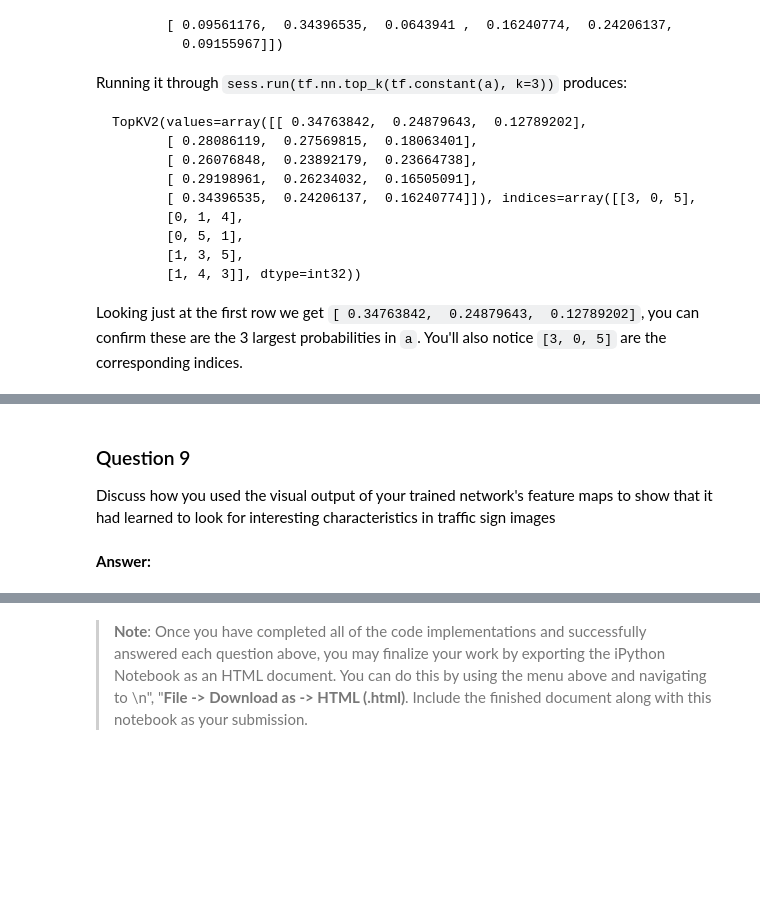
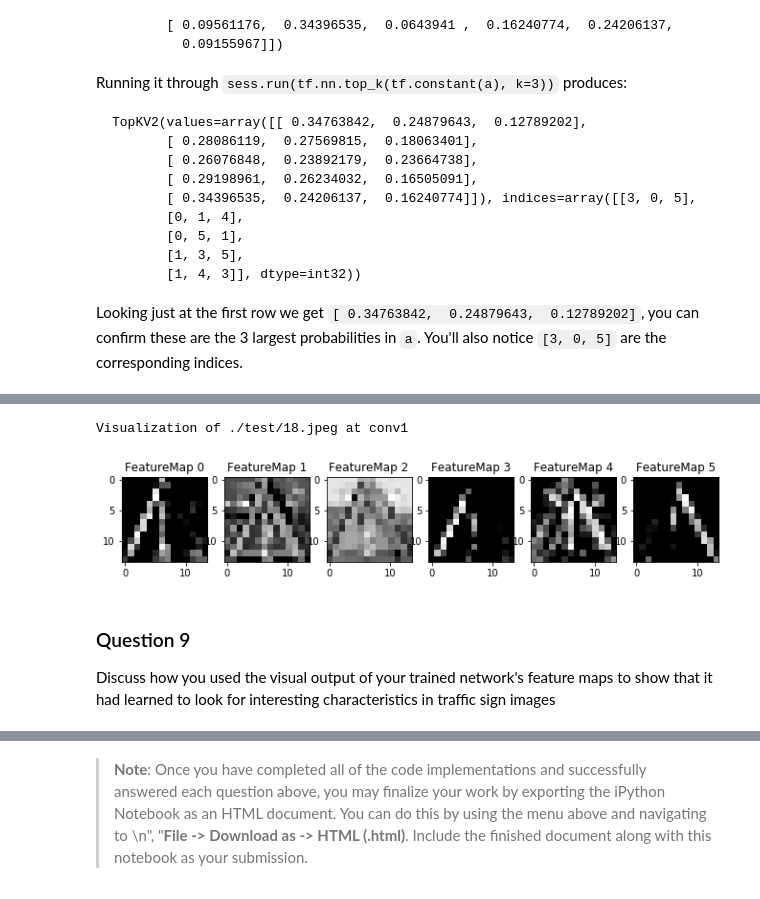
Before and after one commit to mille-printemps/sdc-term1-project2-traffic-sign-classifier, a Jupyter notebook: Traffic_Sign_Classifier.ipynb, the cells around one changed output, grey strips where cells are left out. Saved outputs shown, nothing was run; the diff lists cells and outputs as text; code cells hidden in the pictures; blank space fills up the shorter version.

```diff
--- a/Traffic_Sign_Classifier.ipynb
+++ b/Traffic_Sign_Classifier.ipynb
@@ -149,6 +157,7 @@ X_test = normalize(X_test)
 ### Define your architecture here.
 ### Feel free to use as many code cells as needed.
 import tensorflow as tf
+import copy
 
 def model(x, k):
     # Arguments used for tf.truncated_normal, randomly defines variables for the weights and biases for each layer
@@ -208,7 +217,7 @@ def model(x, k):
     fc3_b  = tf.Variable(tf.zeros(n_classes))
     logits = tf.matmul(fc2, fc3_W) + fc3_b
 
-    return conv2, logits
+    return conv2,conv1,logits
 # %% [markdown]
 ### Train, Validate and Test the Model
 # %% [markdown]
@@ -220,7 +229,6 @@ sets imply underfitting. A high accuracy on the training set but low accuracy on
 ### Once a final model architecture is selected,
 ### the accuracy on the test set should be calculated and reported as well.
 ### Feel free to use as many code cells as needed.
-
 import sklearn as skl
 
 # Named constants and parameters
@@ -237,7 +245,7 @@ one_hot_y = tf.one_hot(y, n_classes)
 k = tf.placeholder(tf.float32)
 
 # Formulas
-activation,logits = model(x, k)
+conv2,conv1,logits = model(x, k)
 prediction_operation = tf.nn.softmax_cross_entropy_with_logits(logits = logits, labels = one_hot_y)
 loss_operation = tf.reduce_mean(prediction_operation)
 
@@ -325,13 +358,12 @@ for root, dir, files in os.walk('./test'):
 ### Run the predictions here and use the model to output the prediction for each image.
 ### Make sure to pre-process the images with the same pre-processing pipeline used earlier.
 ### Feel free to use as many code cells as needed.
-
 probabilities = []
 predictions = []
 with tf.Session() as session:
     saver.restore(session, MODEL_FILE)
     for root, dir, files in os.walk('./test'):
-        for file in files:
+        for file in sorted(files):
             images = normalize([np.array(Image.open(os.path.join(root, file)))])
             probability = logits.eval(feed_dict={x: images, k: 1.0})[0]
             probabilities.append(probability)
@@ -416,38 +469,41 @@ For an example of what feature map outputs look like, check out NVIDIA's results
 ### Feel free to use as many code cells as needed.
 
 # image_input: the test image being fed into the network to produce the feature maps
 # tf_activation: should be a tf variable name used during your training procedure that represents the calculated state of a specific weight layer
 # activation_min/max: can be used to view the activation contrast in more detail, by default matplot sets min and max to the actual min and max values of the output
 # plt_num: used to plot out multiple different weight feature map sets on the same block, just extend the plt number for each new feature map entry
 
 def outputFeatureMap(image_input, tf_activation, activation_min=-1, activation_max=-1 ,plt_num=1):
     # Here make sure to preprocess your image_input in a way your network expects
     # with size, normalization, ect if needed
     # image_input =
     # Note: x should be the same name as your network's tensorflow data placeholder variable
     # If you get an error tf_activation is not defined it maybe having trouble accessing the variable from inside a function
     activation = tf_activation.eval(session=session,feed_dict={x : image_input, k: 1.0})
     featuremaps = activation.shape[3]
     plt.figure(plt_num, figsize=(15,15))
     for featuremap in range(featuremaps):
         plt.subplot(6,8, featuremap+1) # sets the number of feature maps to show on each row and column
         plt.title('FeatureMap ' + str(featuremap)) # displays the feature map number
         if activation_min != -1 & activation_max != -1:
             plt.imshow(activation[0,:,:, featuremap], interpolation="nearest", vmin =activation_min, vmax=activation_max, cmap="gray")
         elif activation_max != -1:
             plt.imshow(activation[0,:,:, featuremap], interpolation="nearest", vmax=activation_max, cmap="gray")
         elif activation_min !=-1:
             plt.imshow(activation[0,:,:, featuremap], interpolation="nearest", vmin=activation_min, cmap="gray")
         else:
             plt.imshow(activation[0,:,:, featuremap], interpolation="nearest", cmap="gray")
 
+test_image = './test/18.jpeg'
 with tf.Session() as session:
     session.run(tf.global_variables_initializer())
-    image = normalize([np.array(Image.open('./test/11.jpeg'))])
-    outputFeatureMap(image, activation)
+    image = normalize([np.array(Image.open(test_image))])
+    print("Visualization of {} at conv1".format(test_image))
+    outputFeatureMap(image, conv1)
+# %% [output]
+Visualization of ./test/18.jpeg at conv1
+[figure, added]
 # %% [markdown]
 ### Question 9
 
 Discuss how you used the visual output of your trained network's feature maps to show that it had learned to look for interesting characteristics in traffic sign images
-# %% [markdown]
-**Answer:**
```
Also changed, not shown: parts of 8 cells of this notebook.
